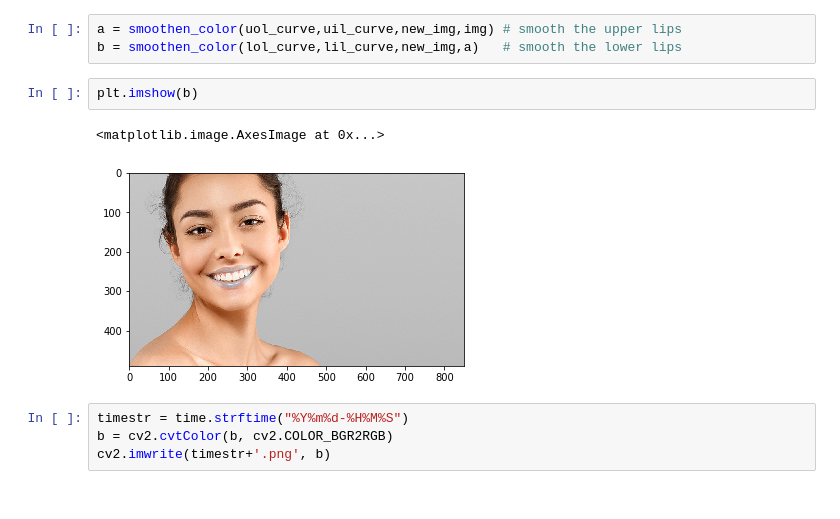
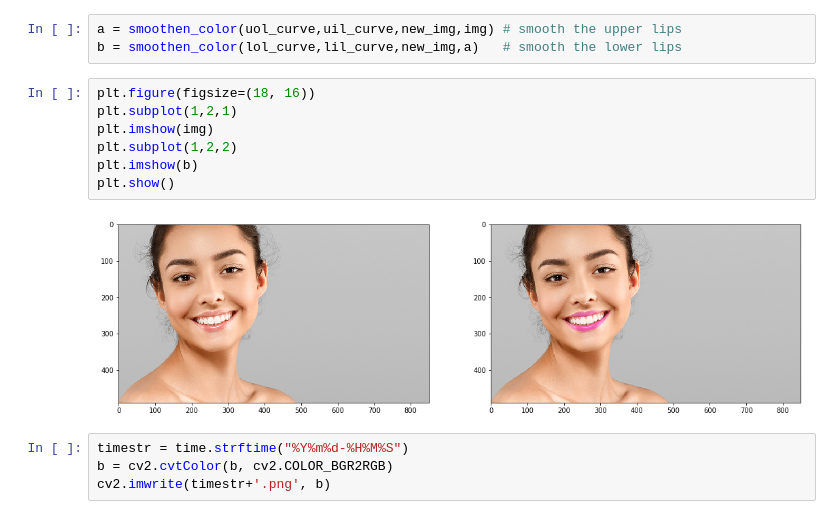
Before and after one commit to dannydrinkswater/vmakup, a Jupyter notebook: virtualmakeup.ipynb, the cells around one changed output. Drawn from its saved outputs; the diff is of its cells as text.

```diff
--- a/virtualmakeup.ipynb
+++ b/virtualmakeup.ipynb
@@ -242,11 +258,15 @@ def smoothen_color(outer, inner,image,im_copy):
 # %%
 a = smoothen_color(uol_curve,uil_curve,new_img,img) # smooth the upper lips
 b = smoothen_color(lol_curve,lil_curve,new_img,a)   # smooth the lower lips
-# %%
-plt.imshow(b)
-# %% [output]
-<matplotlib.image.AxesImage at 0x...>
-[figure, removed]
+# %%
+plt.figure(figsize=(18, 16))
+plt.subplot(1,2,1)
+plt.imshow(img)
+plt.subplot(1,2,2)
+plt.imshow(b)
+plt.show()
+# %% [output]
+[figure, added]
 # %%
 timestr = time.strftime("%Y%m%d-%H%M%S")
 b = cv2.cvtColor(b, cv2.COLOR_BGR2RGB)
```
Also changed, not shown: parts of 28 cells of this notebook.
